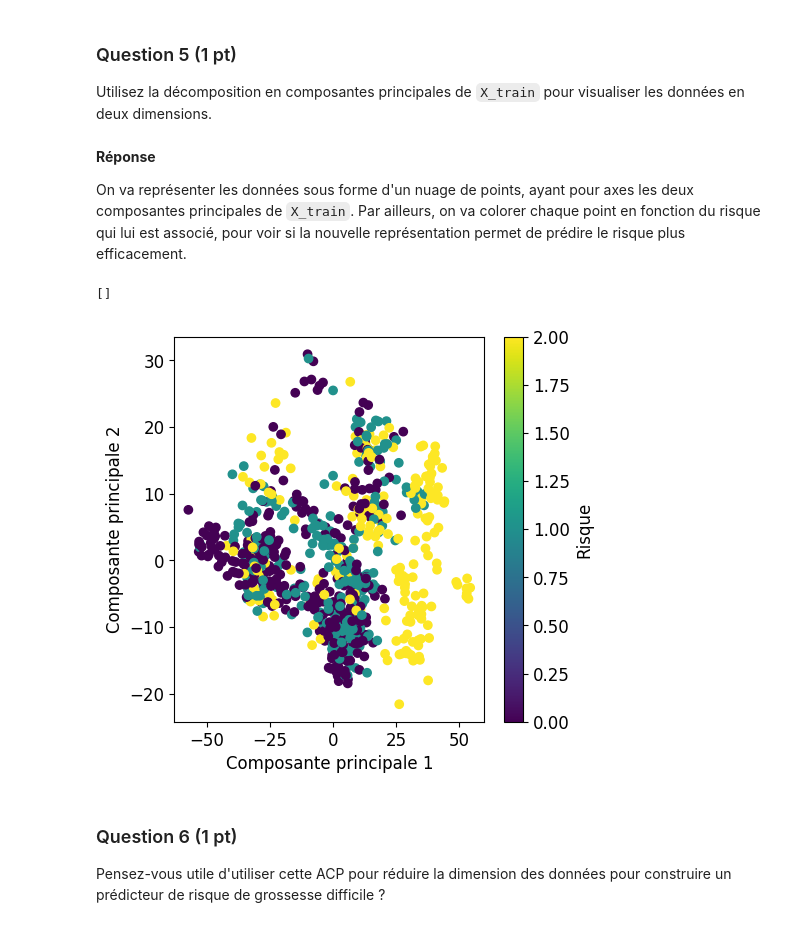
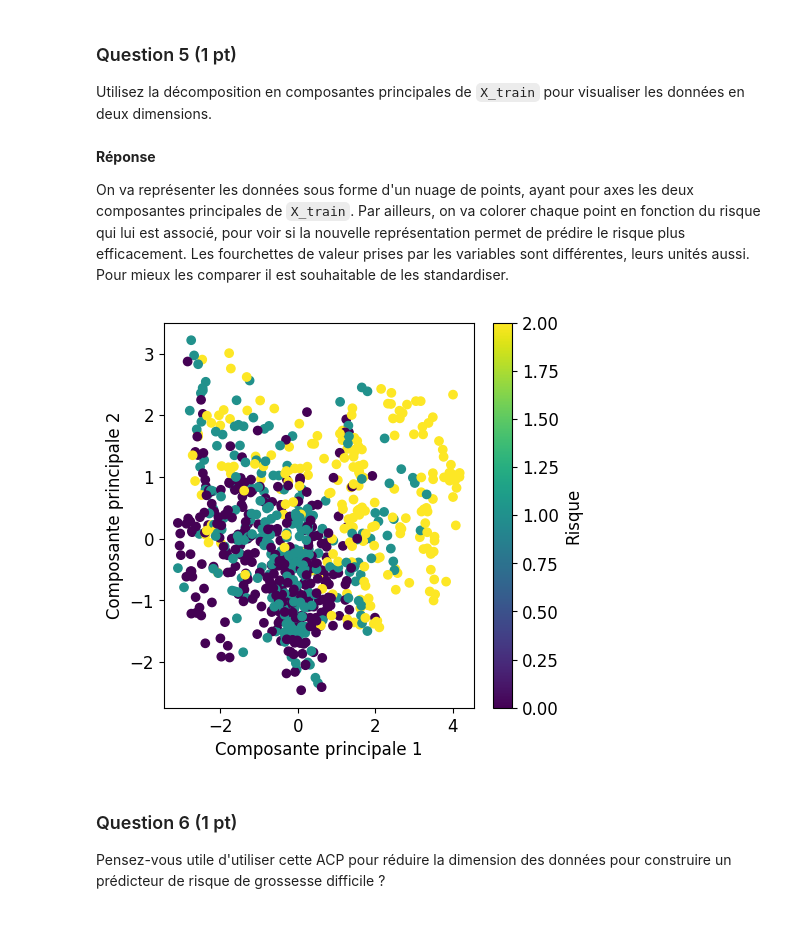
Before and after one commit to gabinsagot/projet_data, a Jupyter notebook: Projet.ipynb, the cells around one changed output. Cells and saved outputs as stored; diff of their text form; code cells hidden in the pictures.

```diff
--- a/Projet.ipynb
+++ b/Projet.ipynb
@@ -147,22 +147,33 @@ Utilisez la décomposition en composantes principales de `X_train` pour visualis
 **Réponse**
 
 On va représenter les données sous forme d'un nuage de points, ayant pour axes les deux composantes principales de `X_train`. Par ailleurs, on va colorer chaque point en fonction du risque qui lui est associé, pour voir si la nouvelle représentation permet de prédire le risque plus efficacement.
+Les fourchettes de valeur prises par les variables sont différentes, leurs unités aussi. Pour mieux les comparer il est souhaitable de les standardiser.
 # %%
-pca = decomposition.PCA(n_components=2)
-pca.fit(X_train)
-X_projected = pca.transform(X_train)
+def PCA_plot(X_train, scale=True):
 
-plt.figure(figsize =(5,5))
-plt.scatter(X_projected[:, 0], X_projected[:, 1], c=df_train["Risque"])
-plt.xlabel("Composante principale 1")
-plt.ylabel("Composante principale 2")
+    if scale:
+        std_scale = preprocessing.StandardScaler().fit(X_train)
+        X_scaled = std_scale.transform(X_train)
+        X = X_scaled
+    else:
+        X = X_train
+
+    pca = decomposition.PCA(n_components=2)
+    pca.fit(X)
+    X_projected = pca.transform(X)
+
+    plt.figure(figsize =(5,5))
+    plt.scatter(X_projected[:, 0], X_projected[:, 1], c=df_train["Risque"])
+    plt.xlabel("Composante principale 1")
+    plt.ylabel("Composante principale 2")
 
 
-plt.colorbar(label='Risque')
-plt.plot()
+    plt.colorbar(label='Risque')
+    plt.plot()
-# %% [output]
-[]
-[figure, removed]
+# %%
+PCA_plot(X_train)
+# %% [output]
+[figure, added]
 # %% [markdown]
 ### Question 6 (1 pt)
 Pensez-vous utile d'utiliser cette ACP pour réduire la dimension des données pour construire un prédicteur de risque de grossesse difficile ?
```
Also changed, not shown: parts of 3 cells of this notebook.
